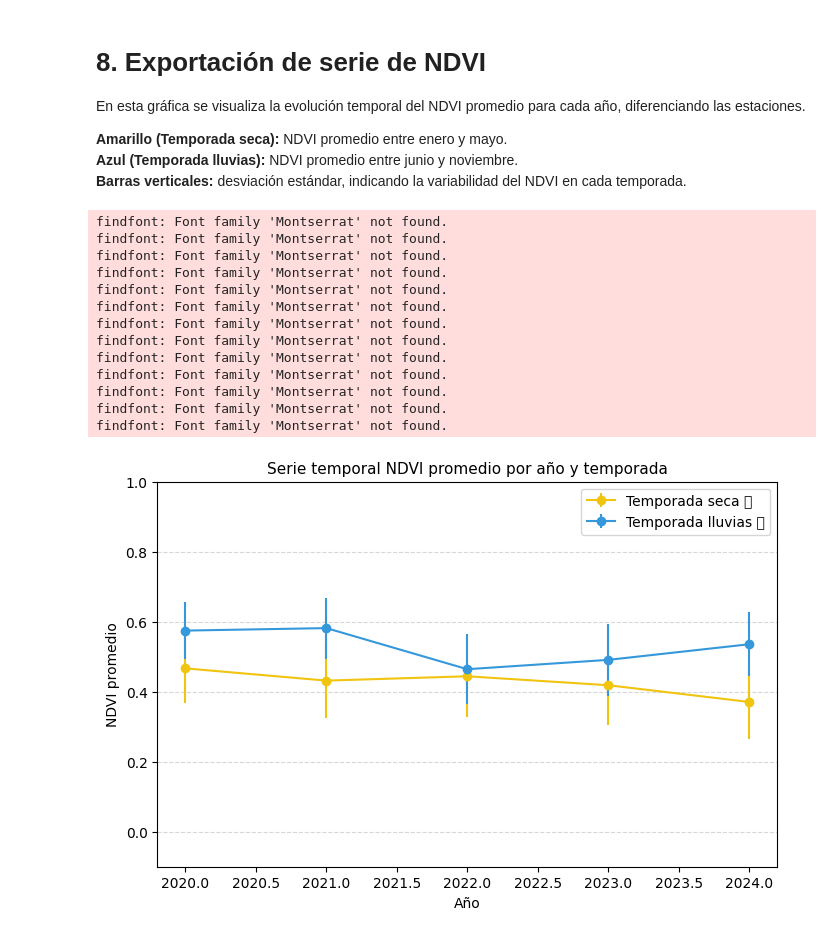
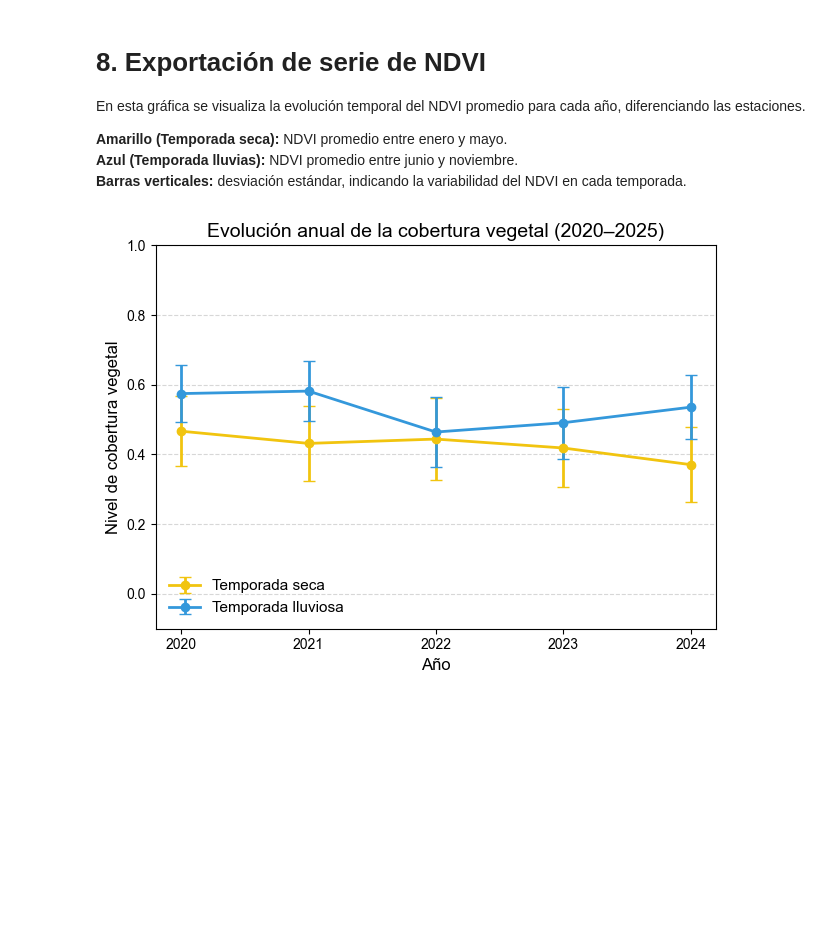
Before and after one commit to Zairpv/Deforestacion_P, a Jupyter notebook: Analisis de vegetación.ipynb, the cells around one changed output. Cells and saved outputs as stored; diff of their text form; code cells hidden in the pictures; blank space fills up the shorter version.

Commit message:
serie ndvi

```diff
--- a/Analisis de vegetación.ipynb
+++ b/Analisis de vegetación.ipynb
@@ -32,3 +32,11 @@ import folium
 import json
 import os
 from shapely.geometry import mapping, Polygon, MultiPolygon
+import matplotlib.font_manager as fm
+montserrat_fonts = [f.name for f in fm.fontManager.ttflist if "Arial" in f.name]
+print("Fuentes Arial encontradas:", montserrat_fonts)
+from matplotlib import rcParams
+rcParams['font.family'] = 'Arial'
+
+from PIL import Image
+import urllib.request
@@ -693,37 +703,39 @@ En esta gráfica se visualiza la evolución temporal del NDVI promedio para cada
 # %%
 # 🌱 Serie temporal NDVI anual
 # -------------------------------
-plt.figure(figsize=(8, 5))
 
+
+# 🌞 Temporada seca
 plt.errorbar(df_epocas[df_epocas['Época'] == 'Seca']['Año'],
              df_epocas[df_epocas['Época'] == 'Seca']['NDVI_media'],
              yerr=df_epocas[df_epocas['Época'] == 'Seca']['NDVI_stdDev'],
-             fmt='-o', color="#f1c40f", label="Temporada seca 🌞")
+             fmt='-o', color="#f1c40f", linewidth=2, markersize=6,
+             capsize=4, label="Temporada seca")
 
+# 🌧️ Temporada lluvias
 plt.errorbar(df_epocas[df_epocas['Época'] == 'Lluvias']['Año'],
              df_epocas[df_epocas['Época'] == 'Lluvias']['NDVI_media'],
              yerr=df_epocas[df_epocas['Época'] == 'Lluvias']['NDVI_stdDev'],
-             fmt='-o', color="#3498db", label="Temporada lluvias 🌧️")
+             fmt='-o', color="#3498db", linewidth=2, markersize=6,
+             capsize=4, label="Temporada lluviosa")
 
-plt.title("Serie temporal NDVI promedio por año y temporada", fontsize=11, fontname="Montserrat")
-plt.xlabel("Año", fontsize=10, fontname="Montserrat")
-plt.ylabel("NDVI promedio", fontsize=10, fontname="Montserrat")
-plt.ylim(-0.1, 1)
+# Título y etiquetas
+plt.title("Evolución anual de la cobertura vegetal (2020–2025)",
+          fontsize=14, fontname="Arial")
+plt.xlabel("Año", fontsize=12, fontname="Arial")
+plt.ylabel("Nivel de cobertura vegetal", fontsize=12, fontname="Arial")
+
+# Escala y estilo
+plt.ylim(-0.1, 1.0)
+plt.xticks(df_epocas["Año"].unique(), fontsize=10, fontname="Arial")
+plt.yticks(fontsize=10, fontname="Arial")
 plt.grid(axis='y', linestyle='--', alpha=0.5)
-plt.legend()
+
+# Leyenda
+plt.legend(fontsize=11, frameon=False, loc="lower left")
+
+# Mostrar la gráfica
+plt.tight_layout()
 plt.show()
 # %% [output]
-findfont: Font family 'Montserrat' not found.
-findfont: Font family 'Montserrat' not found.
-findfont: Font family 'Montserrat' not found.
-findfont: Font family 'Montserrat' not found.
-findfont: Font family 'Montserrat' not found.
-findfont: Font family 'Montserrat' not found.
-findfont: Font family 'Montserrat' not found.
-findfont: Font family 'Montserrat' not found.
-findfont: Font family 'Montserrat' not found.
-findfont: Font family 'Montserrat' not found.
-findfont: Font family 'Montserrat' not found.
-findfont: Font family 'Montserrat' not found.
-findfont: Font family 'Montserrat' not found.
-[figure, old version]
+[figure, new version]
```
Also changed, not shown: parts of 2 cells of this notebook.
